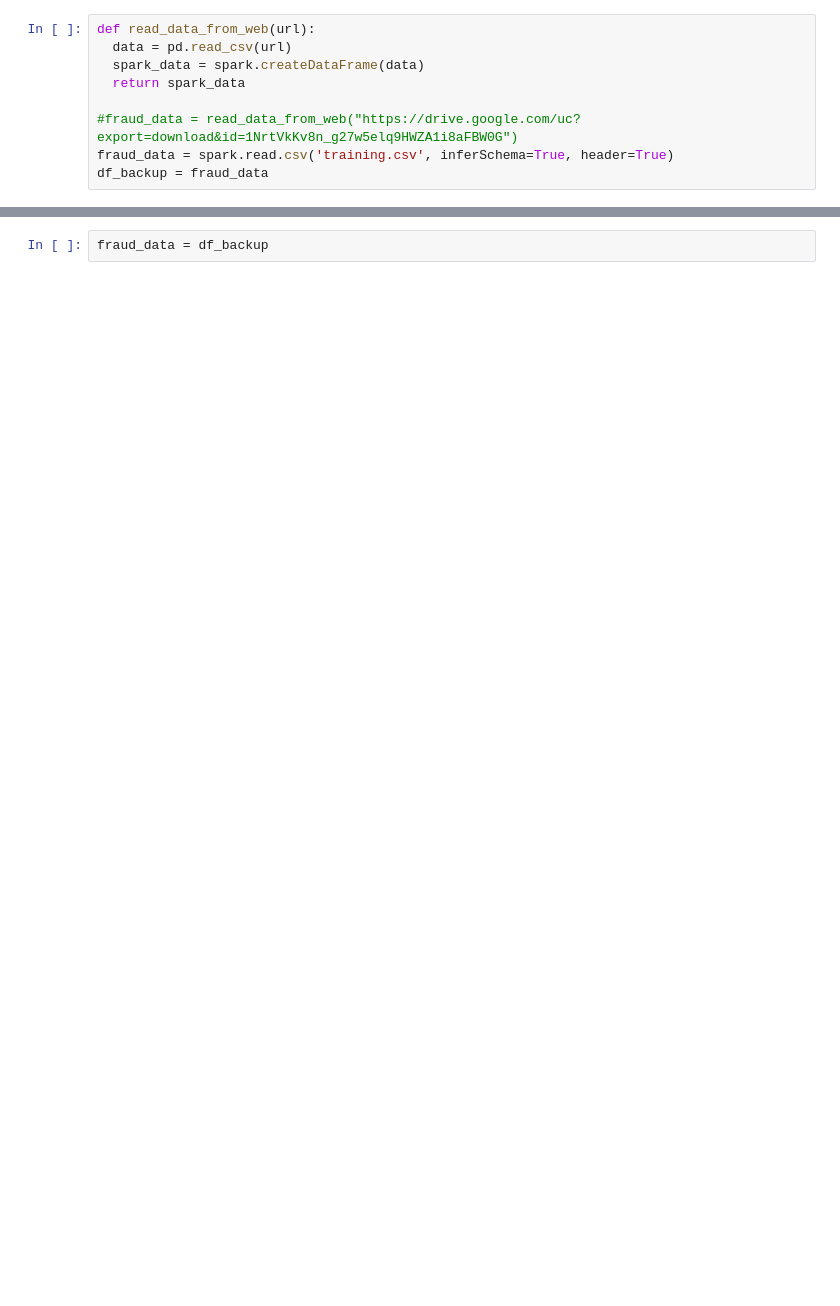
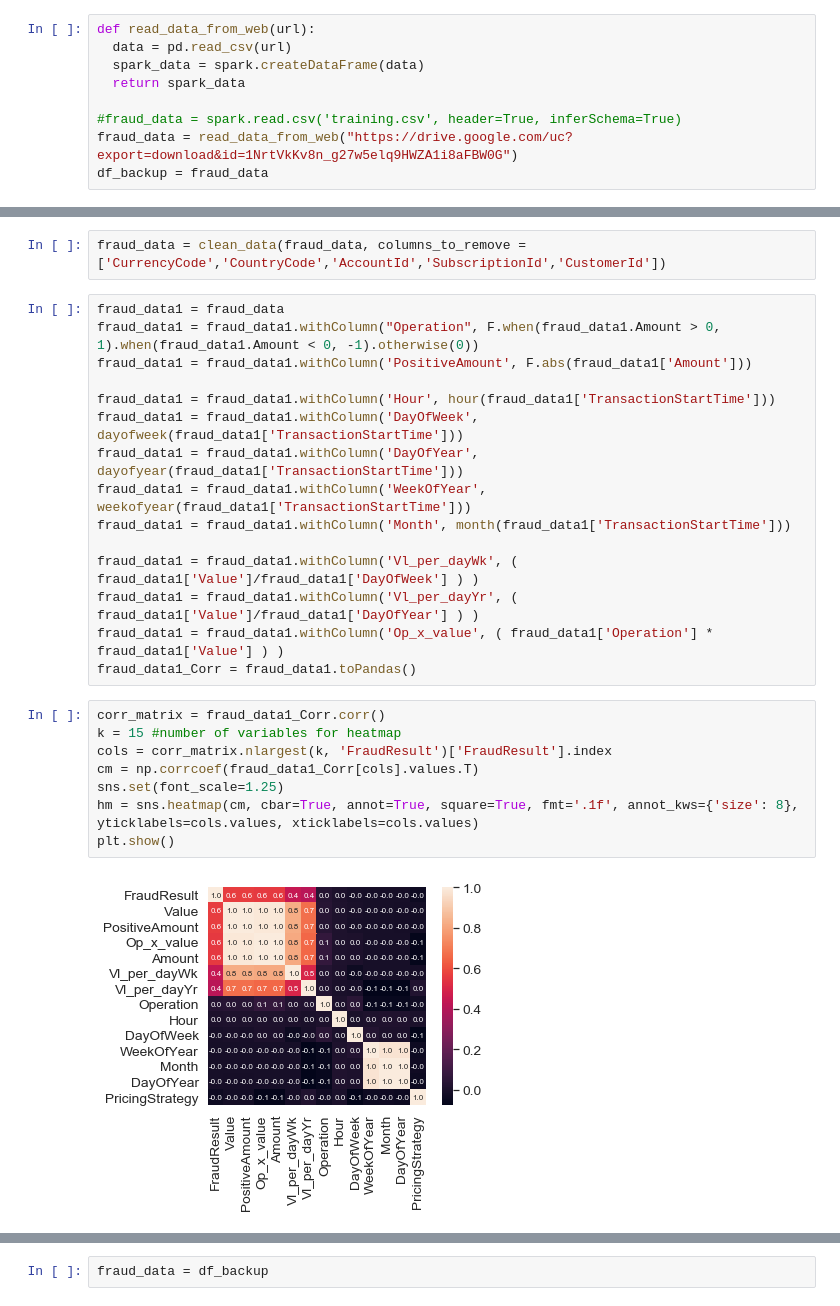
Before and after one commit to fernandojunior/financial-fraud-detection, a Jupyter notebook: src/Fraud_Detection_Xente.ipynb, the cells around one changed output, grey strips where cells are left out. Cells and saved outputs as stored; diff of their text form; blank space fills up the shorter version.

```diff
--- a/src/Fraud_Detection_Xente.ipynb
+++ b/src/Fraud_Detection_Xente.ipynb
@@ -56,6 +27,6 @@ def read_data_from_web(url):
   spark_data = spark.createDataFrame(data)
   return spark_data
 
-#fraud_data = read_data_from_web("https://drive.google.com/uc?export=download&id=1NrtVkKv8n_g27w5elq9HWZA1i8aFBW0G")
-fraud_data = spark.read.csv('training.csv', inferSchema=True, header=True)
+#fraud_data = spark.read.csv('training.csv', header=True, inferSchema=True)
+fraud_data = read_data_from_web("https://drive.google.com/uc?export=download&id=1NrtVkKv8n_g27w5elq9HWZA1i8aFBW0G")
 df_backup = fraud_data
@@ -61,0 +42,27 @@ df_backup = fraud_data
+# %%
+fraud_data = clean_data(fraud_data, columns_to_remove = ['CurrencyCode','CountryCode','AccountId','SubscriptionId','CustomerId'])
+# %%
+fraud_data1 = fraud_data
+fraud_data1 = fraud_data1.withColumn("Operation", F.when(fraud_data1.Amount > 0, 1).when(fraud_data1.Amount < 0, -1).otherwise(0))
+fraud_data1 = fraud_data1.withColumn('PositiveAmount', F.abs(fraud_data1['Amount']))
+
+fraud_data1 = fraud_data1.withColumn('Hour', hour(fraud_data1['TransactionStartTime']))
+fraud_data1 = fraud_data1.withColumn('DayOfWeek', dayofweek(fraud_data1['TransactionStartTime']))
+fraud_data1 = fraud_data1.withColumn('DayOfYear', dayofyear(fraud_data1['TransactionStartTime']))
+fraud_data1 = fraud_data1.withColumn('WeekOfYear', weekofyear(fraud_data1['TransactionStartTime']))
+fraud_data1 = fraud_data1.withColumn('Month', month(fraud_data1['TransactionStartTime']))
+
+fraud_data1 = fraud_data1.withColumn('Vl_per_dayWk', ( fraud_data1['Value']/fraud_data1['DayOfWeek'] ) )
+fraud_data1 = fraud_data1.withColumn('Vl_per_dayYr', ( fraud_data1['Value']/fraud_data1['DayOfYear'] ) )
+fraud_data1 = fraud_data1.withColumn('Op_x_value', ( fraud_data1['Operation'] * fraud_data1['Value'] ) )
+fraud_data1_Corr = fraud_data1.toPandas()
+# %%
+corr_matrix = fraud_data1_Corr.corr()
+k = 15 #number of variables for heatmap
+cols = corr_matrix.nlargest(k, 'FraudResult')['FraudResult'].index
+cm = np.corrcoef(fraud_data1_Corr[cols].values.T)
+sns.set(font_scale=1.25)
+hm = sns.heatmap(cm, cbar=True, annot=True, square=True, fmt='.1f', annot_kws={'size': 8}, yticklabels=cols.values, xticklabels=cols.values)
+plt.show()
+# %% [output]
+[figure, added]
```
Also changed, not shown: parts of 136 cells of this notebook.
